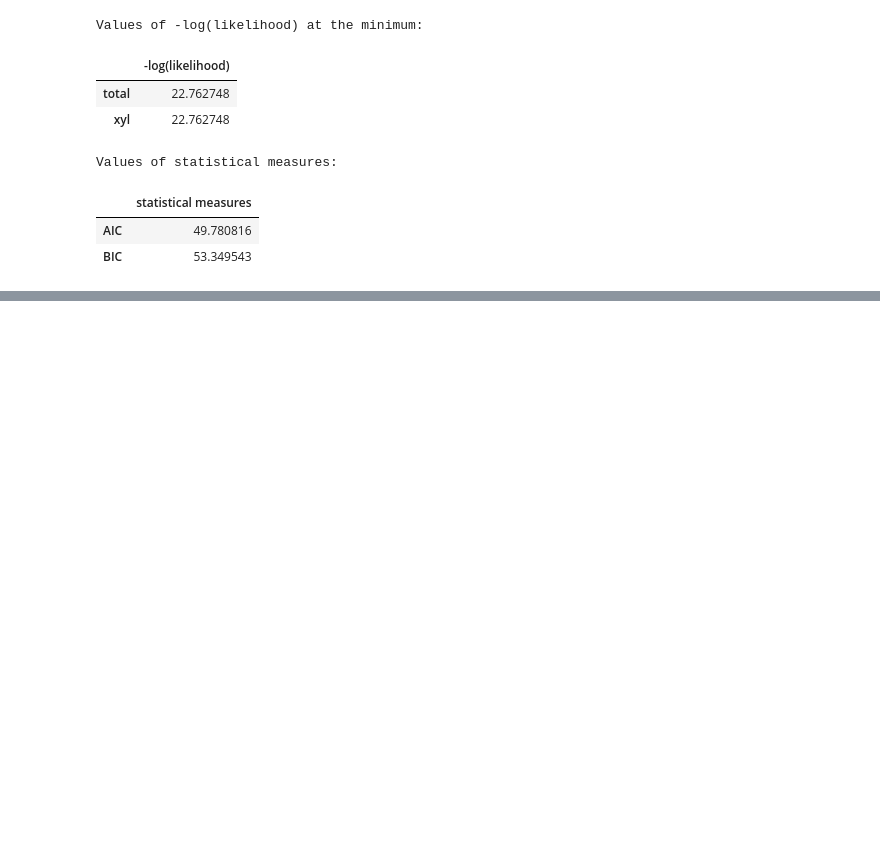
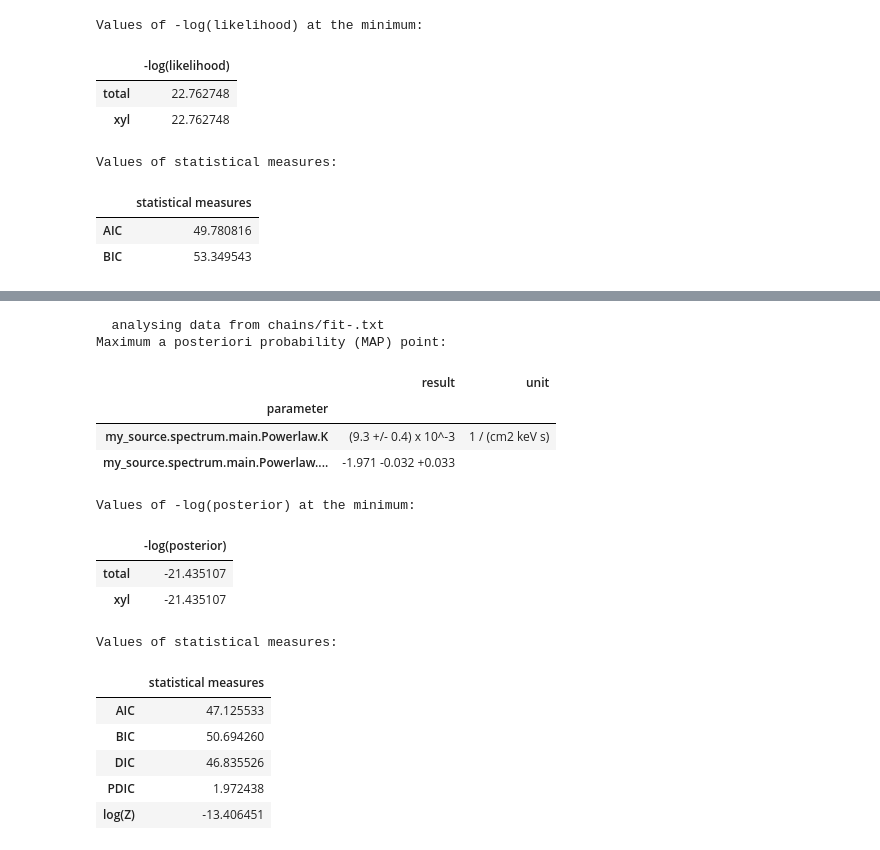
Before and after one commit to threeML/cds_tutorial, a Jupyter notebook: intro.ipynb, the cells around one changed output, grey strips where cells are left out. Cells and saved outputs as stored; diff of their text form; code cells hidden in the pictures; blank space fills up the shorter version.

```diff
--- a/intro.ipynb
+++ b/intro.ipynb
@@ -249,0 +307,23 @@ Great, we have a fit. Now, we need to write a regex parser for the results so th
+# %%
+res = bayes.sample()
+
+
+xyl.plot(x_scale='log');
+# %% [output]
+  analysing data from chains/fit-.txt
+Maximum a posteriori probability (MAP) point:
+|  | result | unit |
+| parameter |  |  |
+| my_source.spectrum.main.Powerlaw.K | (9.3 +/- 0.4) x 10^-3 | 1 / (cm2 keV s) |
+| my_source.spectrum.main.Powerlaw.... | -1.971 -0.032 +0.033 |  |
+Values of -log(posterior) at the minimum:
+|  | -log(posterior) |
+| total | -21.435107 |
+| xyl | -21.435107 |
+Values of statistical measures:
+|  | statistical measures |
+| AIC | 47.125533 |
+| BIC | 50.694260 |
+| DIC | 46.835526 |
+| PDIC | 1.972438 |
+| log(Z) | -13.406451 |
```
Also changed, not shown: parts of 12 cells of this notebook, 1 other file.
